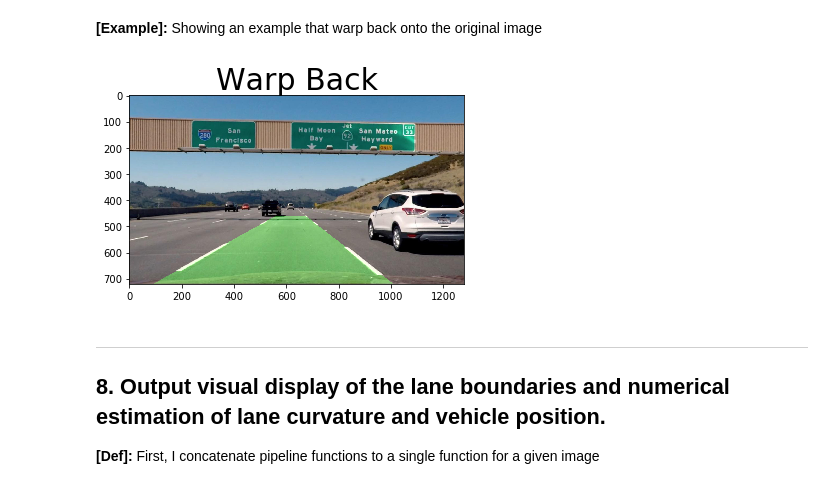
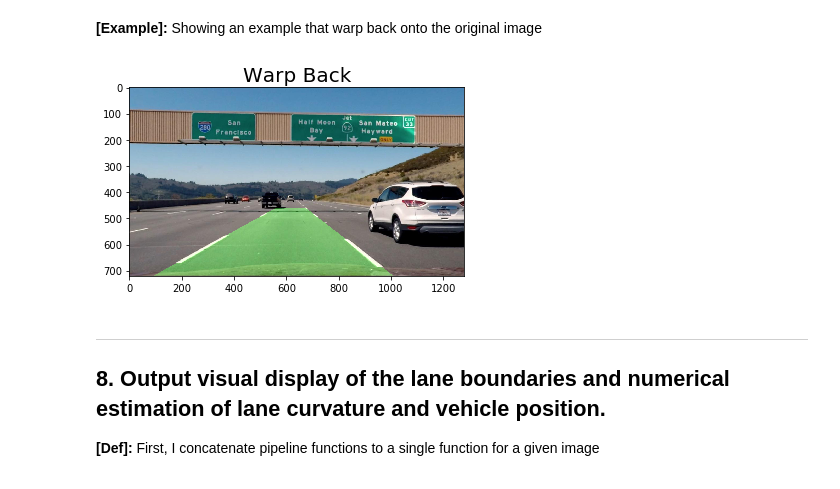
Before and after one commit to bobondemon/Lane-Line-Finding, a Jupyter notebook: Advanced-Lane-Finding.ipynb, the cells around one changed output. Drawn from its saved outputs; the diff is of its cells as text; code cells hidden in the pictures.

Commit message:
Update some figures

```diff
--- a/Advanced-Lane-Finding.ipynb
+++ b/Advanced-Lane-Finding.ipynb
@@ -460,31 +458,31 @@ def perspective_back(img, Minv, left_fitx, right_fitx, ploty):
 # %%
 #image = mpimg.imread('./test_images/test1.jpg')
 image = mpimg.imread('./test_images/signs_vehicles_xygrad.jpg')
 height, width = image.shape[0:2]
 # Pipeline so far:
 # 1. camera distortion correctness
 undist = cv2.undistort(image, mtx, dist, None, mtx)
 # 2. making
 combined = combined_binary_mask(undist)
 # 3. perspective view
 perspective_img, warpM = perspective_warper(combined,src,dst)
 # 4. lane line pixel identification
 win_num=9
 lcenter=np.ones(win_num)*int(1280/4)
 rcenter=np.ones(win_num)*int(1280*3/4)
 lpixelx,lpixely,rpixelx,rpixely,lcenter,rcenter = identify_lane_pixel(perspective_img, lcenter, rcenter, win_num=win_num, start_from_button=True)
 # 5. lane line curve fit
 left_fit,right_fit,left_fitx,right_fitx,ploty = fit_lane(lpixelx,lpixely,rpixelx,rpixely,height)
 # 6. Curvature calculating
 r = curvature_calculating(left_fit,right_fit,height-1)
 # 7. perspetive back and mix into original image
 Minv = inv(warpM)
 result = perspective_back(undist, Minv, left_fitx, right_fitx, ploty)
 plt.imshow(result)
-plt.title('Warp Back',fontsize=30)
+plt.title('Warp Back',fontsize=20)
 plt.savefig('./output_images/7_warp_back.jpg')
 # %% [output]
-[figure, old version]
+[figure, new version]
 # %% [markdown]
 ---
 ## 8. Output visual display of the lane boundaries and numerical estimation of lane curvature and vehicle position.
```
Also changed, not shown: parts of 5 cells of this notebook, 4 other files.
